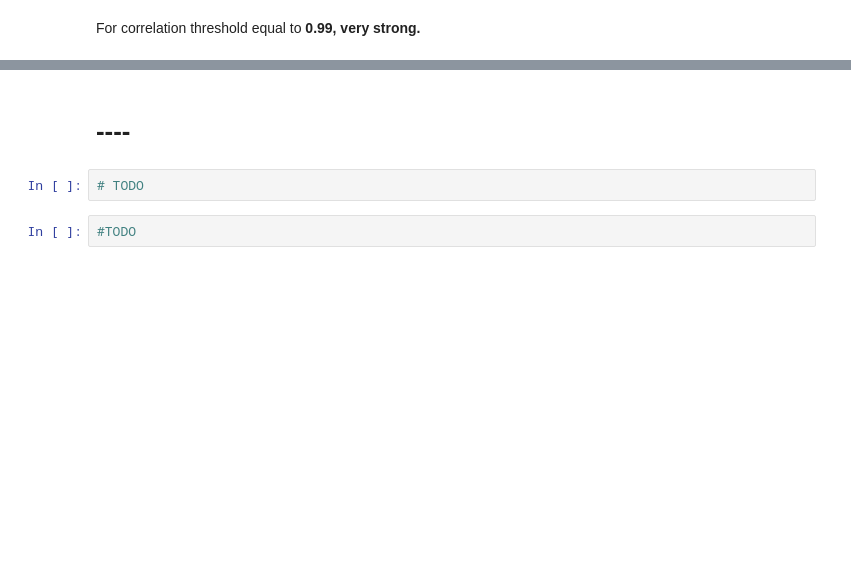
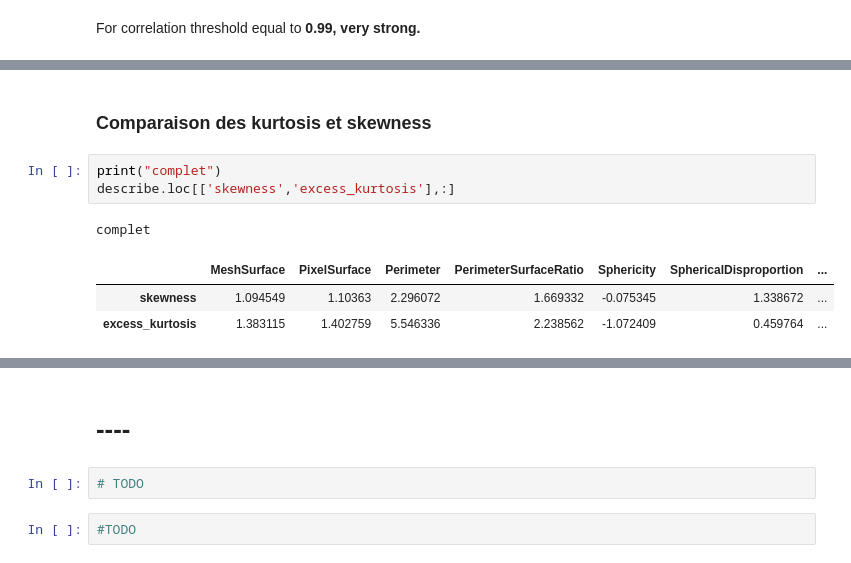
Before and after one commit to YanSte/RSNA-MICCAI-Brain-Tumor-Classification-AI, a Jupyter notebook: main.ipynb, the cells around one changed output, grey strips where cells are left out. Saved outputs shown, nothing was run; the diff lists cells and outputs as text; blank space fills up the shorter version.

```diff
--- a/main.ipynb
+++ b/main.ipynb
@@ -868,0 +993,10 @@ for group_correlated in groups_correlated_threshold_099:
+# %% [markdown]
+<h3>Comparaison des kurtosis et skewness</h3>
+# %%
+print("complet")
+describe.loc[['skewness','excess_kurtosis'],:]
+# %% [output]
+complet
+|  | MeshSurface | PixelSurface | Perimeter | PerimeterSurfaceRatio | Sphericity | SphericalDisproportion | ... |
+| skewness | 1.094549 | 1.10363 | 2.296072 | 1.669332 | -0.075345 | 1.338672 | ... |
+| excess_kurtosis | 1.383115 | 1.402759 | 5.546336 | 2.238562 | -1.072409 | 0.459764 | ... |
```
Also changed, not shown: parts of 34 cells of this notebook.
